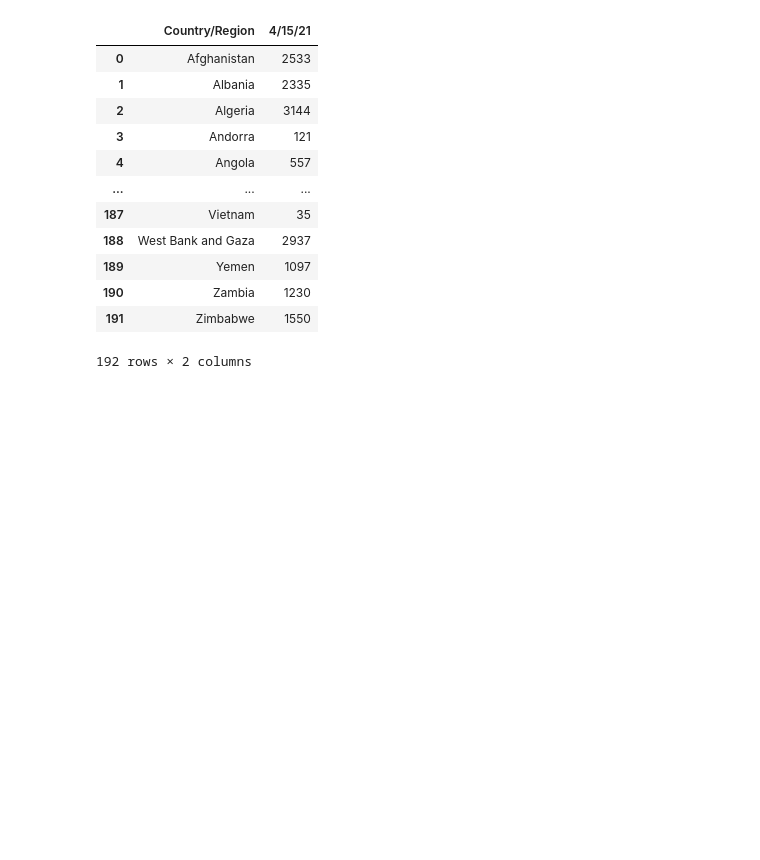
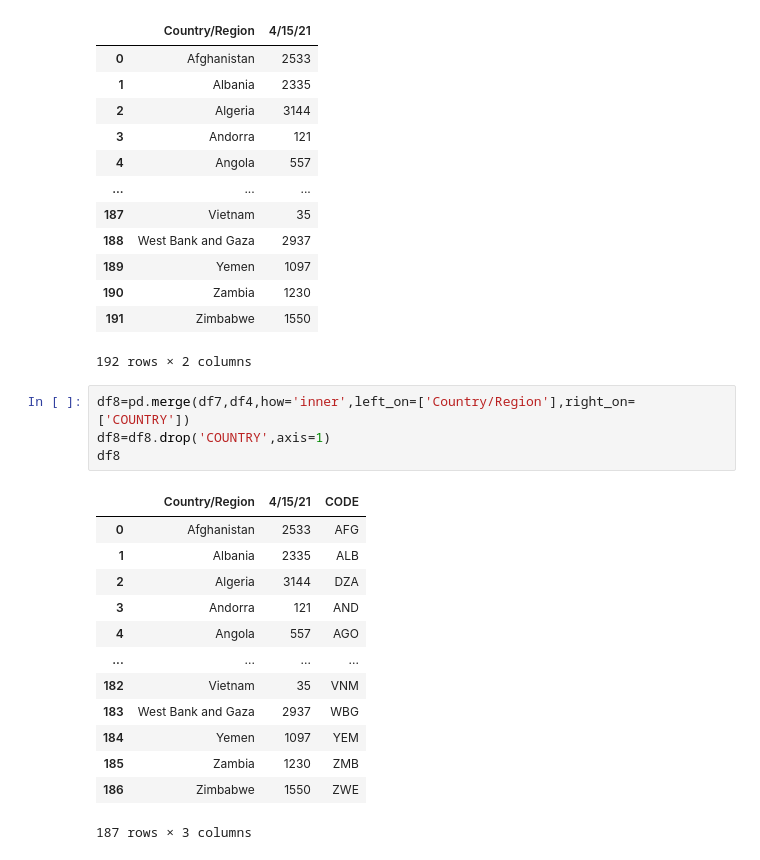
Before and after one commit to iannjari/covid-19-cases-and-mortality-forecaster, a Jupyter notebook: Data Preview.ipynb, the cells around one changed output. Drawn from its saved outputs; the diff is of its cells as text; blank space fills up the shorter version.

```diff
--- a/Data Preview.ipynb
+++ b/Data Preview.ipynb
@@ -383,3 +383,21 @@ df7
 | 190 | Zambia | 1230 |
 | 191 | Zimbabwe | 1550 |
 192 rows × 2 columns
+# %%
+df8=pd.merge(df7,df4,how='inner',left_on=['Country/Region'],right_on=['COUNTRY'])
+df8=df8.drop('COUNTRY',axis=1)
+df8
+# %% [output]
+|  | Country/Region | 4/15/21 | CODE |
+| 0 | Afghanistan | 2533 | AFG |
+| 1 | Albania | 2335 | ALB |
+| 2 | Algeria | 3144 | DZA |
+| 3 | Andorra | 121 | AND |
+| 4 | Angola | 557 | AGO |
+| ... | ... | ... | ... |
+| 182 | Vietnam | 35 | VNM |
+| 183 | West Bank and Gaza | 2937 | WBG |
+| 184 | Yemen | 1097 | YEM |
+| 185 | Zambia | 1230 | ZMB |
+| 186 | Zimbabwe | 1550 | ZWE |
+187 rows × 3 columns
```
Also changed, not shown: parts of 5 cells of this notebook.
